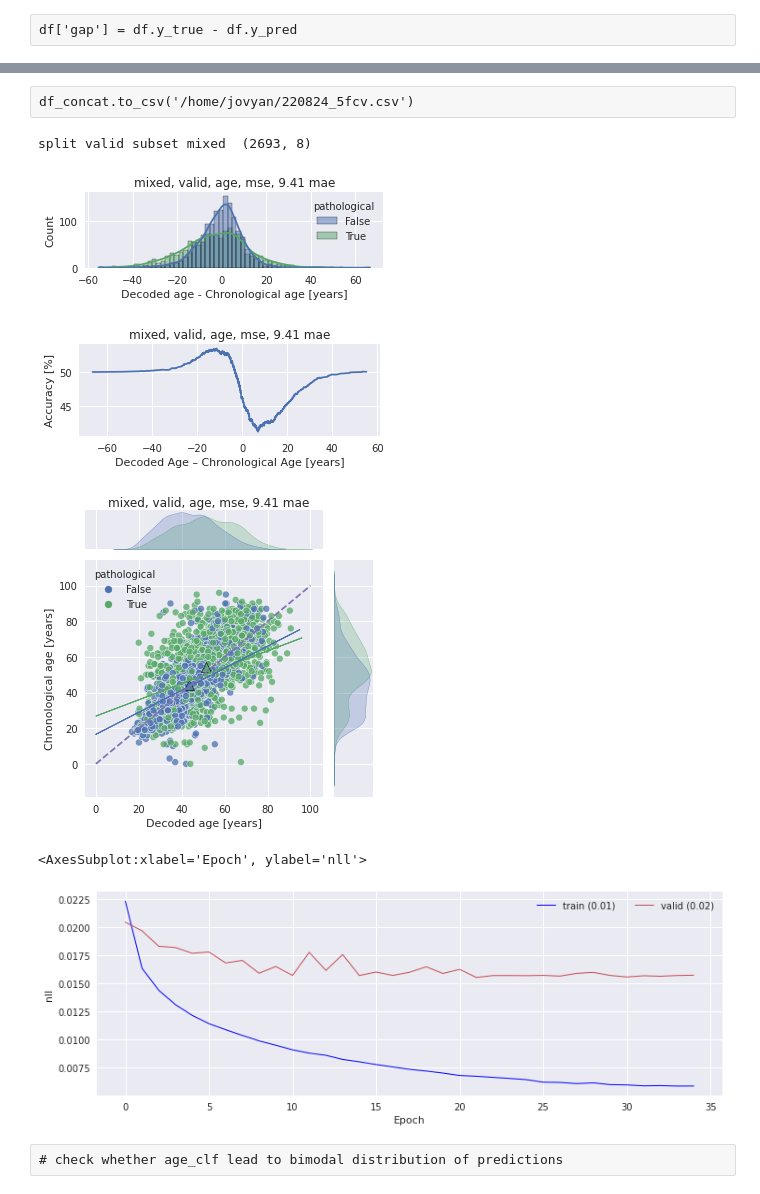
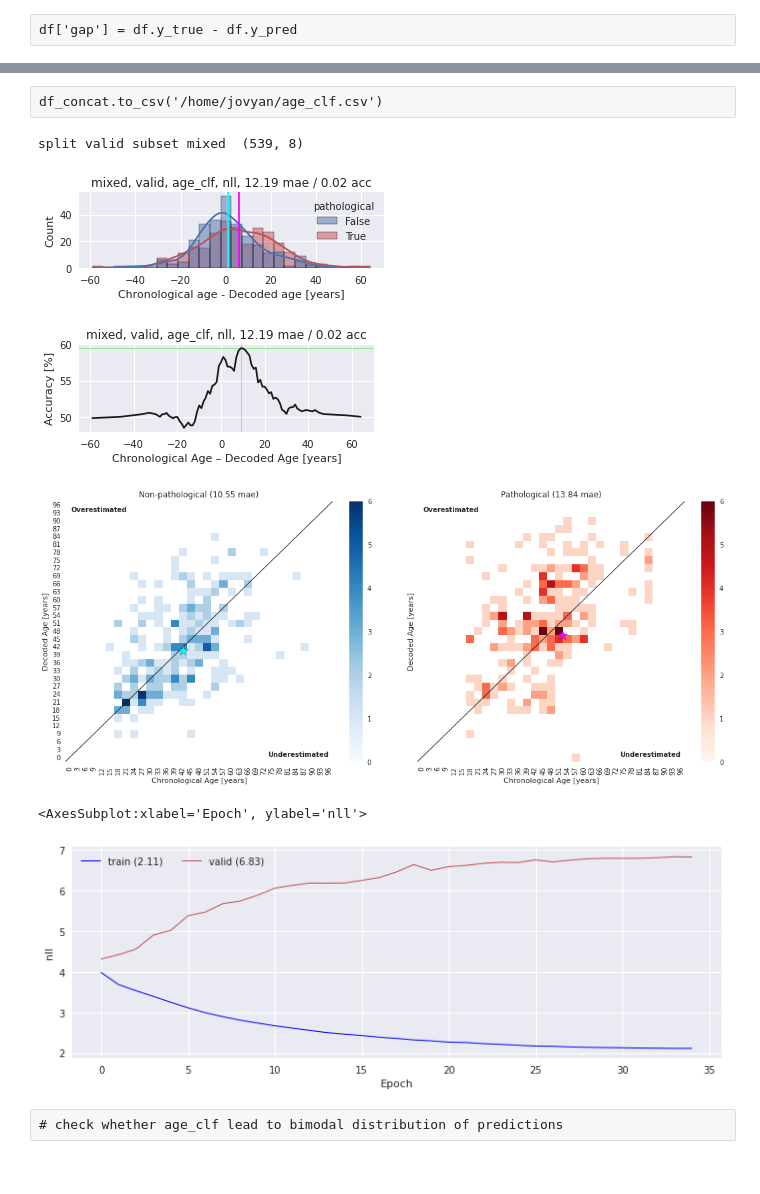
Before and after one commit to gemeinl/eeg-brain-age, a Jupyter notebook: post_hoc_analysis.ipynb, the cells around one changed output, grey strips where cells are left out. Drawn from its saved outputs; the diff is of its cells as text; code cells hidden in the pictures.

```diff
--- a/post_hoc_analysis.ipynb
+++ b/post_hoc_analysis.ipynb
@@ -27,8 +27,8 @@ from decode_tueg import (
     load_exp, predict_ds, plot_heatmaps
 )
 # %%
-base_dir = '/home/jovyan/new_full_runs/'
-# base_dir = '/home/jovyan/outdated_runs/'
+# base_dir = '/home/jovyan/new_full_runs/'
+base_dir = '/home/jovyan/outdated_runs/'
 exps = {
     'huber': {
          0: '220824144055632350',
@@ -70,7 +70,7 @@ n_jobs = 6
 only_valid = True
 subsets = ['mixed']#, 'mixed', 'abnormal']
 mem_efficient = True
-exp_style = 'mse'
+exp_style = 'nll'
 # %%
 dfs = []
 for exp_i, exp in exps[exp_style].items():
@@ -166,5 +180,5 @@ df_concat
-# %% [raw]
-df_concat.to_csv('/home/jovyan/220824_5fcv.csv')
+# %% [raw]
+df_concat.to_csv('/home/jovyan/age_clf.csv')
 # %%
 #TODO: manually do the jointplot (distplot, regplot, kdeplot)
 #TODO: plot the gap proxy for normal / pathological indivudally?
@@ -181,41 +195,40 @@ n_subsets = len(subsets)
 fig2, ax_arr2 = plt.subplots(
     n_splits, n_subsets, figsize=(5*n_subsets, 2*n_splits), squeeze=False, sharex=True)
 fig3, ax_arr3 = plt.subplots(
     n_splits, n_subsets, figsize=(5*n_subsets, 2*n_splits), squeeze=False, sharex=True)
 for x, df in this_df_concat.groupby(grouping):
     split_i = splits.index(x[0])
     subset_i = subsets.index(x[1])
     fold = '' if len(x) == 2 else x[2]
     print('split', x[0], 'subset', x[1], fold, df.shape)
 
     mae = mean_absolute_error(df.y_true, df.y_pred)
     title = f"{x[1]}, {x[0]}, {config.target_name}, {config.loss}, {mae:.2f} mae"
     if config.target_name != 'age':
         bal_acc = balanced_accuracy_score(df.y_true, df.y_pred)
         title += f" / {bal_acc:.2f} acc"
-    ax4 = plot_joint_scatter(df)
-    ax4.figure.tight_layout()
-    ax4.fig.subplots_adjust(top=0.94)
-    ax4.fig.suptitle(title);
+    ax4 = plot_heatmaps(df, 3, 100)
+#     ax4.fig.subplots_adjust(top=0.94)
+#     ax4.fig.suptitle(title);
 
     ax2 = plot_age_gap_hist(
         df,
         ax=ax_arr2[split_i, subset_i],
     )
     ax2.figure.tight_layout()
     ax2.set_title(title)
 
     ax3 = plot_thresh_to_acc(
         df,
         ax=ax_arr3[split_i, subset_i],
     )
     ax3.figure.tight_layout()
     ax3.set_title(title)
 # %% [output]
-split valid subset mixed  (2693, 8)
+split valid subset mixed  (539, 8)
-[figure, old version]
+[figure, new version]
-[figure, old version]
+[figure, new version]
-[figure, old version]
+[figure, new version]
 # %%
 plot_learning(
     pd.DataFrame(clf.history),
@@ -225,7 +238,7 @@ plot_learning(
 )
 # %% [output]
 <AxesSubplot:xlabel='Epoch', ylabel='nll'>
-[figure, old version]
+[figure, new version]
 # %% [raw]
 # check whether age_clf lead to bimodal distribution of predictions
 # %% [raw]
```
Also changed, not shown: parts of 28 cells of this notebook, 5 other files.
